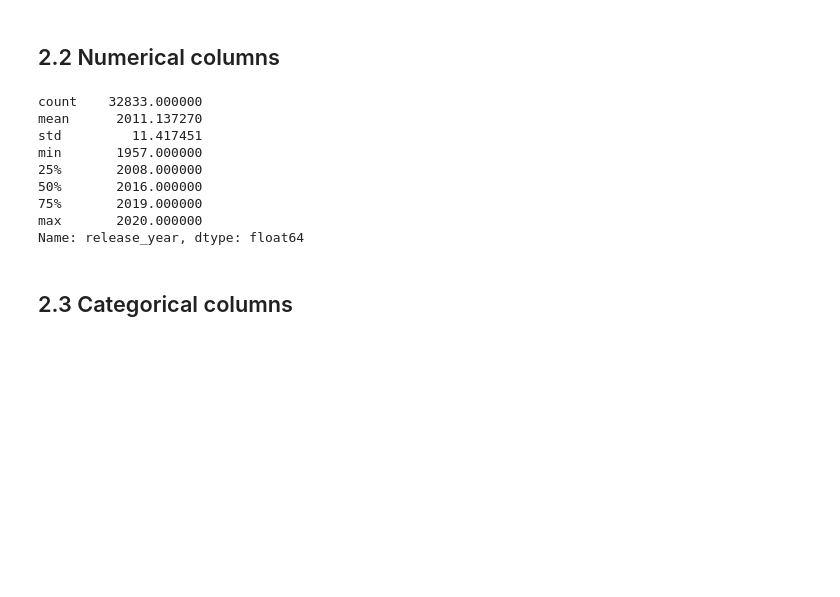
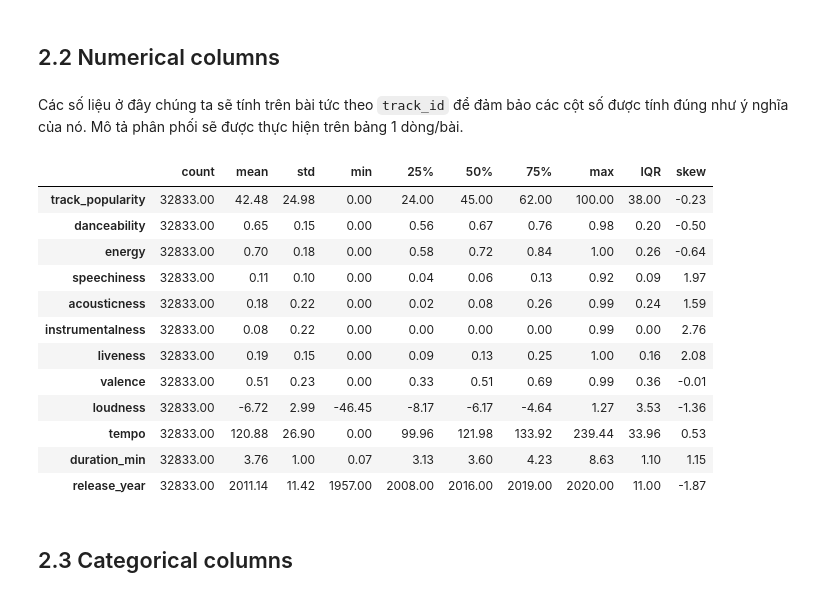
Before and after one commit to tthanh1223/30k_Songs_Analysis, a Jupyter notebook: notebooks/01a_collection_overview_numeric.ipynb, the cells around one changed output. Drawn from its saved outputs; the diff is of its cells as text; code cells hidden in the pictures; blank space fills up the shorter version.

Commit message:
01a: rename, overview done, numeric in progress

```diff
--- a/notebooks/01_collection_exploration.ipynb
+++ b/notebooks/01a_collection_overview_numeric.ipynb
@@ -6,6 +6,7 @@ import pandas as pd
 import matplotlib.pyplot as plt
 
 DATA = '../data/raw/spotify_songs.csv'
+pd.set_option('display.float_format', '{:.2f}'.format)
 # %% [markdown]
 ## 1. Thu thập dữ liệu
 
@@ -253,22 +254,43 @@ print("1 playlist_subgenre thuộc tối đa bao nhiêu playlist_genre:", df.gro
     - Các cột còn lại sẽ quyết ở bước tiền xử lý, tùy câu hỏi. Các cột ID chỉ là mã ngẫu nhiên nên sẽ bỏ trước khi đưa vào mô hình. `track_name`, `track_album_name`, `track_artist` tạm giữ để có thể ghép với dữ liệu ngoài.
 # %% [markdown]
 ## 2.2 Numerical columns
+# %% [markdown]
+Các số liệu ở đây chúng ta sẽ tính trên bài tức theo `track_id` để đảm bảo các cột số được tính đúng như ý nghĩa của nó. Mô tả phân phối sẽ được thực hiện trên bảng 1 dòng/bài.
 # %%
-# Để dành convert ở dưới
-df['release_date_parsed'] = pd.to_datetime(df['track_album_release_date'], format='mixed')
-df['release_year'] = df['release_date_parsed'].dt.year
-df['release_year'] = df['release_year'].astype('int32')
-df['release_year'].describe()
+df_numeric = df.drop_duplicates('track_id')
+df_numeric.shape
+df_numeric = df_numeric.drop(columns = ['key', 'mode'])
-# %% [output]
-count    32833.000000
-mean      2011.137270
-std         11.417451
-min       1957.000000
-25%       2008.000000
-50%       2016.000000
-75%       2019.000000
-max       2020.000000
-Name: release_year, dtype: float64
+# %%
+
+df['duration_min'] = df['duration_ms'] / 60000
+if 'release_year' not in df.columns:
+    df['release_year'] = pd.to_datetime(df['track_album_release_date'], format='mixed').dt.year.astype('int32')
+
+num_cols = [
+    'track_popularity', 'danceability', 'energy', 'speechiness',
+    'acousticness', 'instrumentalness', 'liveness', 'valence',
+    'loudness', 'tempo', 'duration_min', 'release_year'
+]
+
+summary_num = df[num_cols].describe().T
+summary_num['IQR'] = summary_num['75%'] - summary_num['25%']
+summary_num['skew'] = df[num_cols].skew()
+
+summary_num
+# %% [output]
+|  | count | mean | std | min | 25% | 50% | 75% | max | IQR | skew |
+| track_popularity | 32833.00 | 42.48 | 24.98 | 0.00 | 24.00 | 45.00 | 62.00 | 100.00 | 38.00 | -0.23 |
+| danceability | 32833.00 | 0.65 | 0.15 | 0.00 | 0.56 | 0.67 | 0.76 | 0.98 | 0.20 | -0.50 |
+| energy | 32833.00 | 0.70 | 0.18 | 0.00 | 0.58 | 0.72 | 0.84 | 1.00 | 0.26 | -0.64 |
+| speechiness | 32833.00 | 0.11 | 0.10 | 0.00 | 0.04 | 0.06 | 0.13 | 0.92 | 0.09 | 1.97 |
+| acousticness | 32833.00 | 0.18 | 0.22 | 0.00 | 0.02 | 0.08 | 0.26 | 0.99 | 0.24 | 1.59 |
+| instrumentalness | 32833.00 | 0.08 | 0.22 | 0.00 | 0.00 | 0.00 | 0.00 | 0.99 | 0.00 | 2.76 |
+| liveness | 32833.00 | 0.19 | 0.15 | 0.00 | 0.09 | 0.13 | 0.25 | 1.00 | 0.16 | 2.08 |
+| valence | 32833.00 | 0.51 | 0.23 | 0.00 | 0.33 | 0.51 | 0.69 | 0.99 | 0.36 | -0.01 |
+| loudness | 32833.00 | -6.72 | 2.99 | -46.45 | -8.17 | -6.17 | -4.64 | 1.27 | 3.53 | -1.36 |
+| tempo | 32833.00 | 120.88 | 26.90 | 0.00 | 99.96 | 121.98 | 133.92 | 239.44 | 33.96 | 0.53 |
+| duration_min | 32833.00 | 3.76 | 1.00 | 0.07 | 3.13 | 3.60 | 4.23 | 8.63 | 1.10 | 1.15 |
+| release_year | 32833.00 | 2011.14 | 11.42 | 1957.00 | 2008.00 | 2016.00 | 2019.00 | 2020.00 | 11.00 | -1.87 |
 # %% [markdown]
 ## 2.3 Categorical columns
 # %% [markdown]
```
Also changed, not shown: parts of 1 cell of this notebook.
